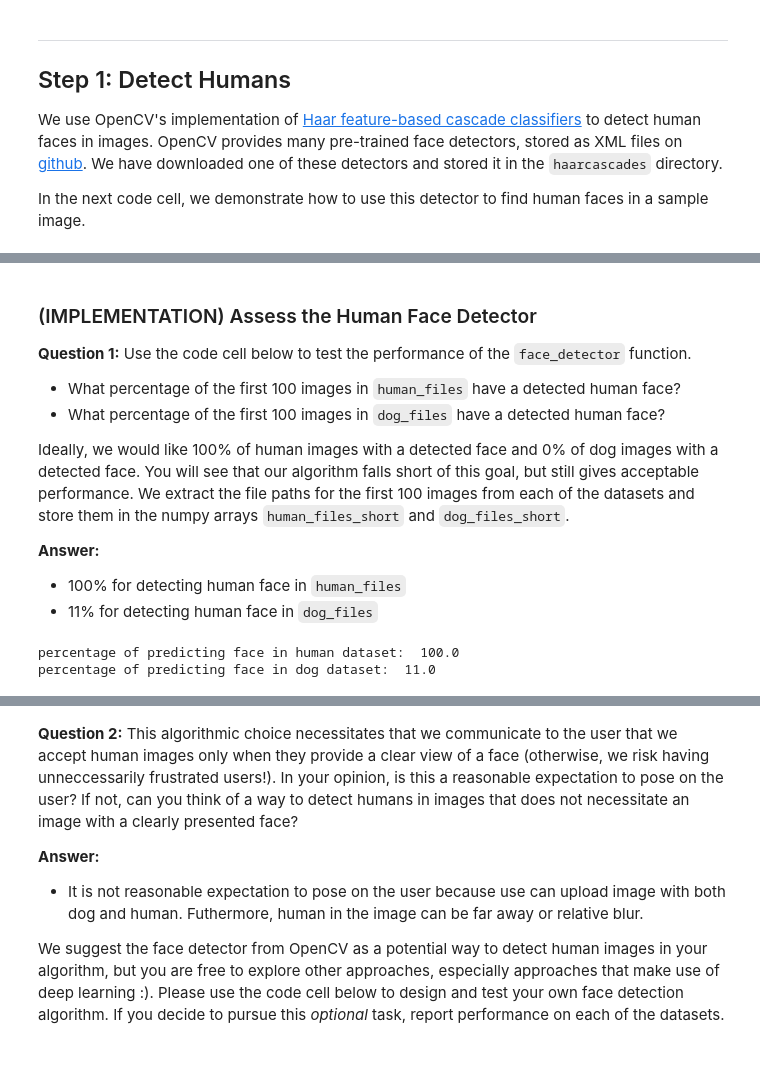
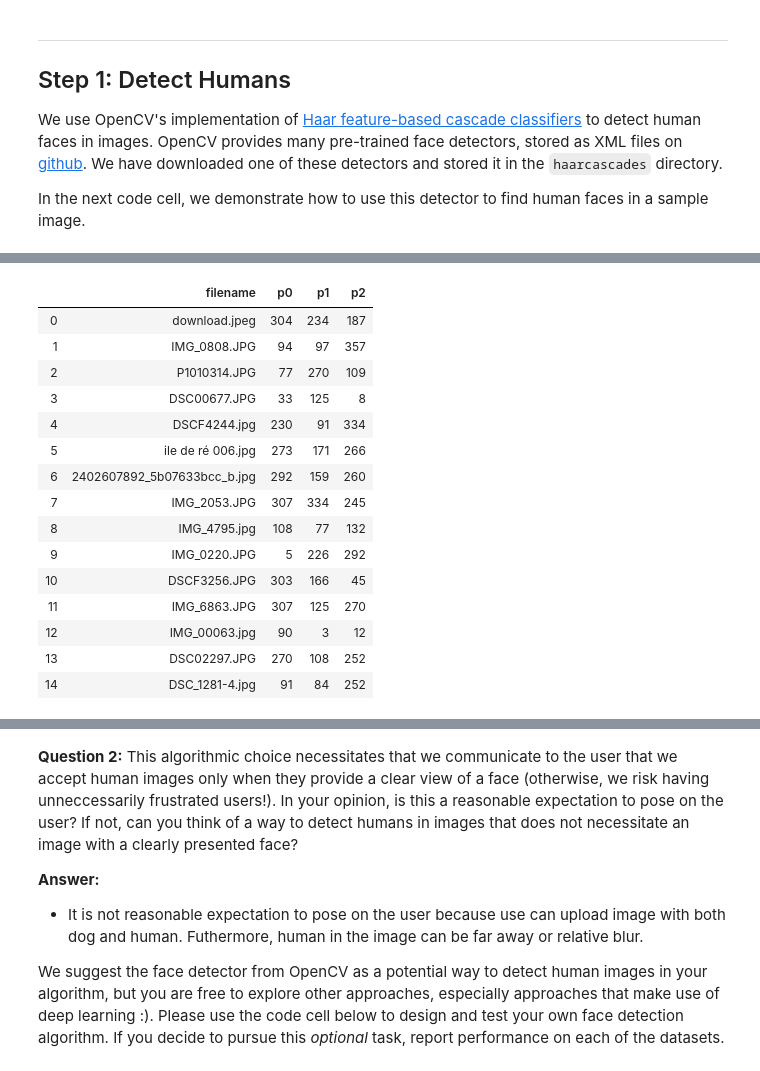
Before and after one commit to samuel890/google-landmark-2019-competition, a Jupyter notebook: landmark.ipynb, the cells around one changed output, grey strips where cells are left out. Saved outputs shown, nothing was run; the diff lists cells and outputs as text; code cells hidden in the pictures.

```diff
--- a/landmark.ipynb
+++ b/landmark.ipynb
@@ -163,28 +98,46 @@ We can use this procedure to write a function that returns `True` if a human fac
-# %% [markdown]
-### (IMPLEMENTATION) Assess the Human Face Detector
-
-__Question 1:__ Use the code cell below to test the performance of the `face_detector` function.
-- What percentage of the first 100 images in `human_files` have a detected human face?
-- What percentage of the first 100 images in `dog_files` have a detected human face?
-
-Ideally, we would like 100% of human images with a detected face and 0% of dog images with a detected face.  You will see that our algorithm falls short of this goal, but still gives acceptable performance.  We extract the file paths for the first 100 images from each of the datasets and store them in the numpy arrays `human_files_short` and `dog_files_short`.
-
-__Answer:__
-- 100% for detecting human face in `human_files`
-- 11% for detecting human face in `dog_files`
-# %%
-human_files_short = human_files[:100]
-dog_files_short = train_files[:100]
-# Do NOT modify the code above this line.
-
-## TODO: Test the performance of the face_detector algorithm
-## on the images in human_files_short and dog_files_short.
-predict_humans = list(map(face_detector, human_files_short))
-humans_acc = np.sum(predict_humans) / len(predict_humans)
-predict_dogs = list(map(face_detector, dog_files_short))
-dogs_acc = np.sum(predict_dogs)  / len(predict_dogs)
-print("percentage of predicting face in human dataset: ", humans_acc * 100)
-print("percentage of predicting face in dog dataset: ", dogs_acc * 100)
-# %% [output]
-percentage of predicting face in human dataset:  100.0
-percentage of predicting face in dog dataset:  11.0
+# %%
+# Placeholders for predictions
+p0, p1, p2 = [], [], []
+
+# Places365 Model
+model = VGG16_Places365(weights='places')
+topn = 5
+
+# Loop through all images
+for image in all_images_resized:
+
+    # Predict Top N Image Classes
+    image = np.expand_dims(image, 0)
+    topn_preds = np.argsort(model.predict(image)[0])[::-1][0:topn]
+
+    p0.append(topn_preds[0])
+    p1.append(topn_preds[1])
+    p2.append(topn_preds[2])
+
+# Create dataframe for later usage
+topn_df = pd.DataFrame()
+topn_df['filename'] = np.array(all_images)
+topn_df['p0'] = np.array(p0)
+topn_df['p1'] = np.array(p1)
+topn_df['p2'] = np.array(p2)
+topn_df.to_csv('topn_class_numbers.csv', index = False)
+
+# Summary
+topn_df.head(20)
+# %% [output]
+|  | filename | p0 | p1 | p2 |
+| 0 | download.jpeg | 304 | 234 | 187 |
+| 1 | IMG_0808.JPG | 94 | 97 | 357 |
+| 2 | P1010314.JPG | 77 | 270 | 109 |
+| 3 | DSC00677.JPG | 33 | 125 | 8 |
+| 4 | DSCF4244.jpg | 230 | 91 | 334 |
+| 5 | ile de ré 006.jpg | 273 | 171 | 266 |
+| 6 | 2402607892_5b07633bcc_b.jpg | 292 | 159 | 260 |
+| 7 | IMG_2053.JPG | 307 | 334 | 245 |
+| 8 | IMG_4795.jpg | 108 | 77 | 132 |
+| 9 | IMG_0220.JPG | 5 | 226 | 292 |
+| 10 | DSCF3256.JPG | 303 | 166 | 45 |
+| 11 | IMG_6863.JPG | 307 | 125 | 270 |
+| 12 | IMG_00063.jpg | 90 | 3 | 12 |
+| 13 | DSC02297.JPG | 270 | 108 | 252 |
+| 14 | DSC_1281-4.jpg | 91 | 84 | 252 |
```
Also changed, not shown: parts of 14 cells of this notebook, 19 other files.
